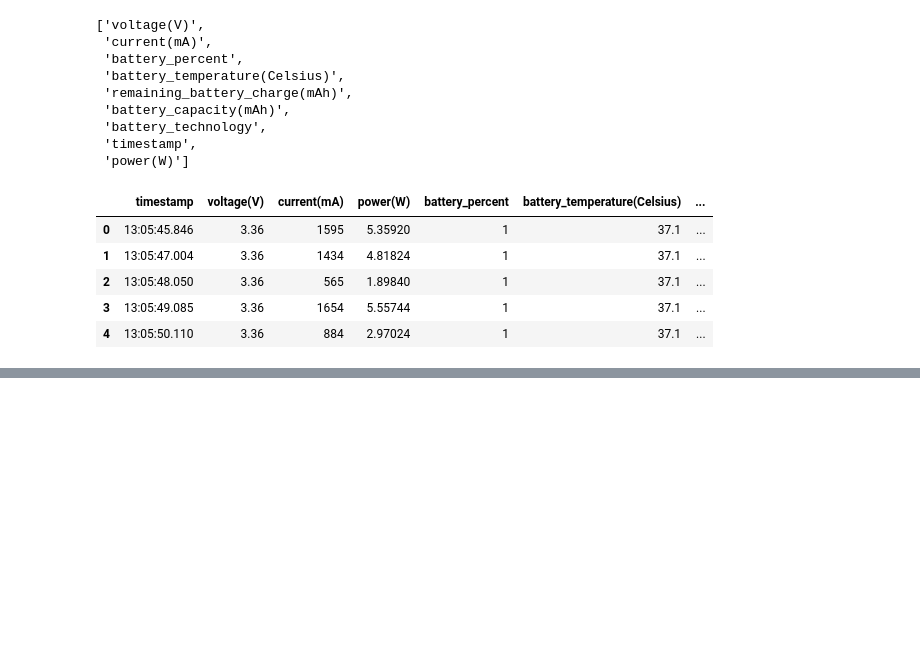
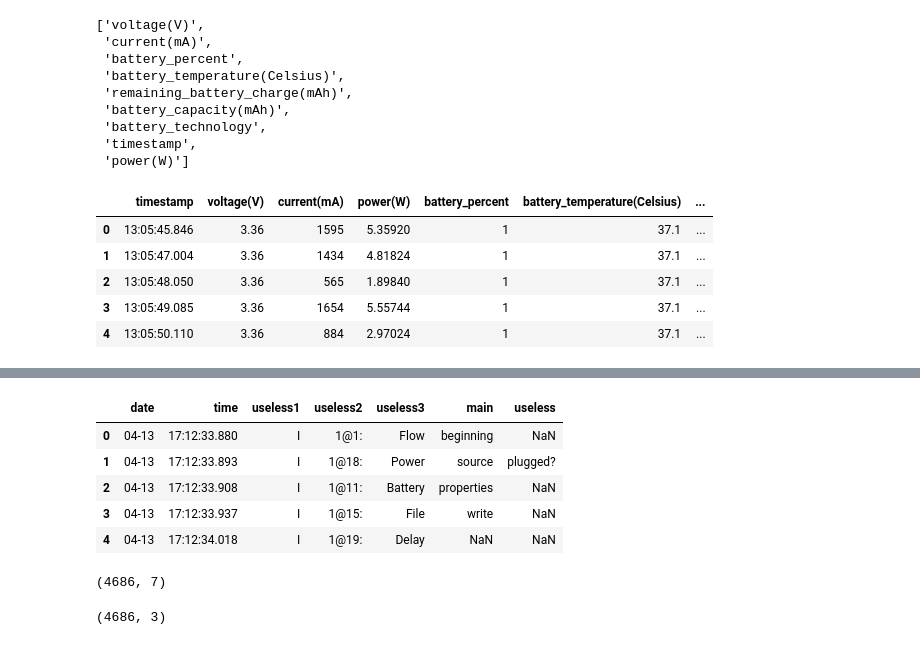
Before and after one commit to hrishi463/Phone-Battery, a Jupyter notebook: main.ipynb, the cells around one changed output, grey strips where cells are left out. Drawn from its saved outputs; the diff is of its cells as text; code cells hidden in the pictures; blank space fills up the shorter version.

```diff
--- a/main.ipynb
+++ b/main.ipynb
@@ -398,0 +518,9 @@ s_new.head()
+# %%
+log2.head()
+# %% [output]
+|  | date | time | useless1 | useless2 | useless3 | main | useless |
+| 0 | 04-13 | 17:12:33.880 | I | 1@1: | Flow | beginning | NaN |
+| 1 | 04-13 | 17:12:33.893 | I | 1@18: | Power | source | plugged? |
+| 2 | 04-13 | 17:12:33.908 | I | 1@11: | Battery | properties | NaN |
+| 3 | 04-13 | 17:12:33.937 | I | 1@15: | File | write | NaN |
+| 4 | 04-13 | 17:12:34.018 | I | 1@19: | Delay | NaN | NaN |
@@ -398,0 +532,8 @@ s_new.head()
+# %%
+a70.shape
+# %% [output]
+(4686, 7)
+# %%
+x2.shape
+# %% [output]
+(4686, 3)
```
Also changed, not shown: parts of 26 cells of this notebook, 4 other files.
